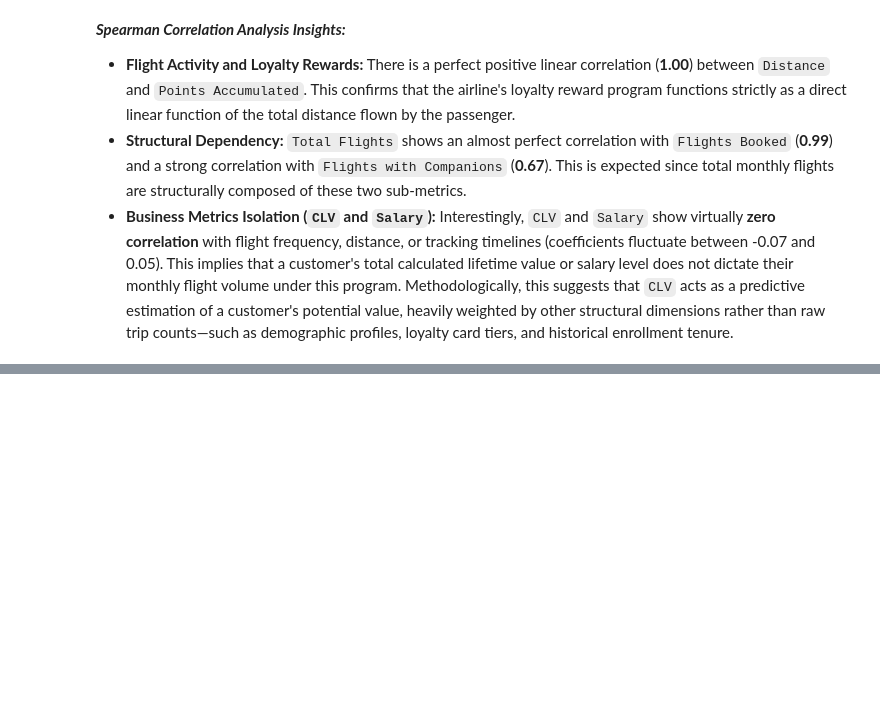
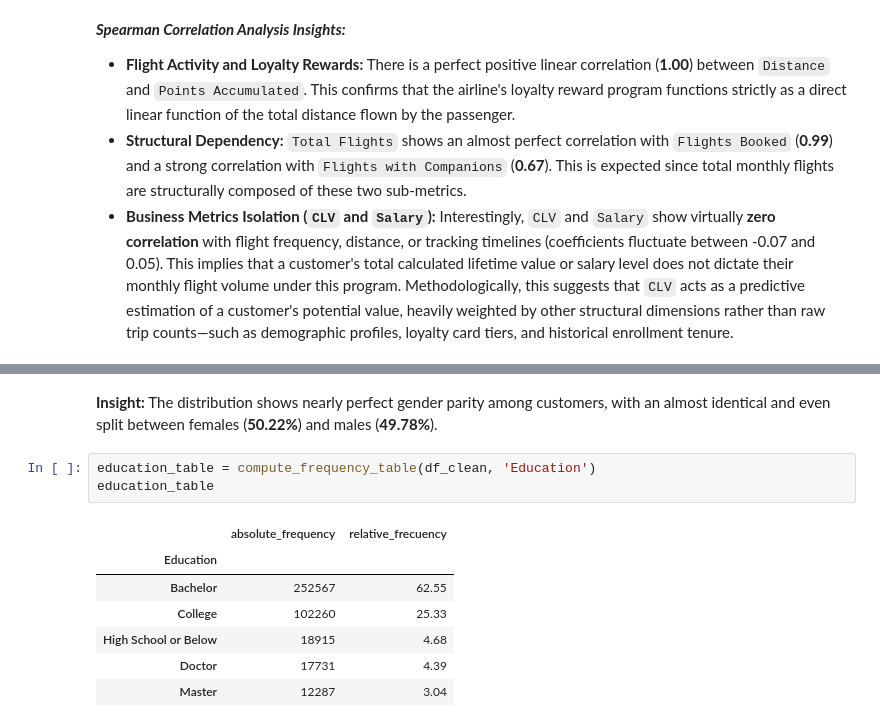
Before and after one commit to Adalab/bda-modulo-3-evaluacion-final-MATC-90, a Jupyter notebook: src/notebooks/02_Statistical_Analysis_and_Data_Visualization.ipynb, the cells around one changed output, grey strips where cells are left out. Cells and saved outputs as stored; diff of their text form; blank space fills up the shorter version.

```diff
--- a/src/notebooks/02_Statistical_Analysis_and_Data_Visualization.ipynb
+++ b/src/notebooks/02_Statistical_Analysis_and_Data_Visualization.ipynb
@@ -450,0 +492,13 @@ plt.savefig("../figures/key_correlations.png", dpi=300)
+# %% [markdown]
+**Insight:** The distribution shows nearly perfect gender parity among customers, with an almost identical and even split between females (**50.22%**) and males (**49.78%**).
+# %%
+education_table = compute_frequency_table(df_clean, 'Education')
+education_table
+# %% [output]
+|  | absolute_frequency | relative_frecuency |
+| Education |  |  |
+| Bachelor | 252567 | 62.55 |
+| College | 102260 | 25.33 |
+| High School or Below | 18915 | 4.68 |
+| Doctor | 17731 | 4.39 |
+| Master | 12287 | 3.04 |
```
Also changed, not shown: parts of 10 cells of this notebook, 2 other files.
